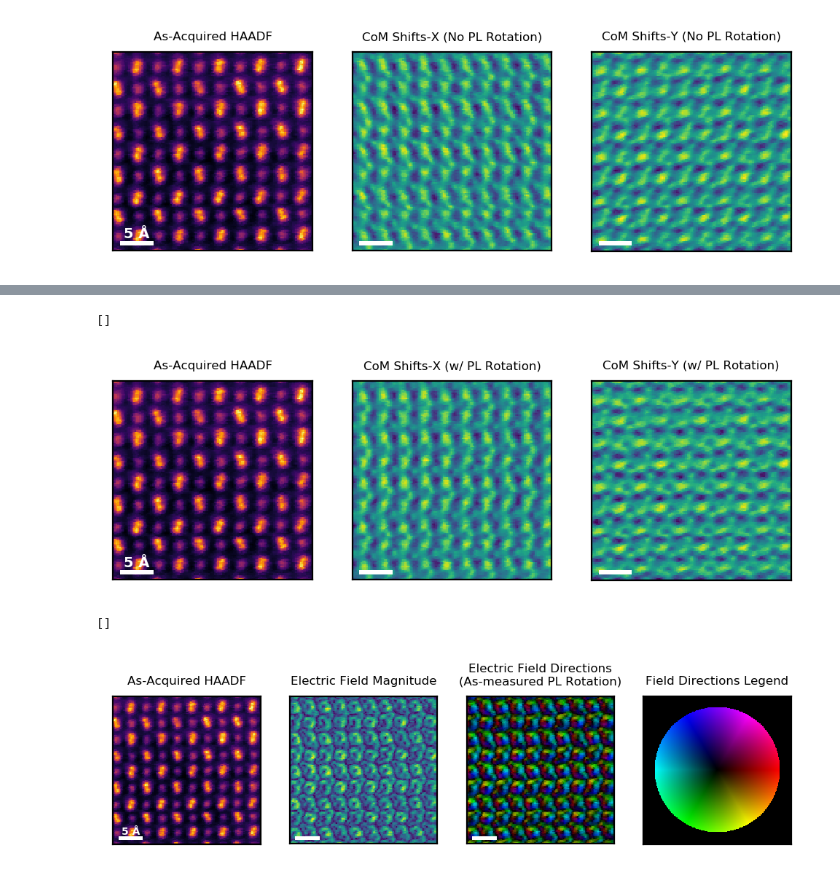
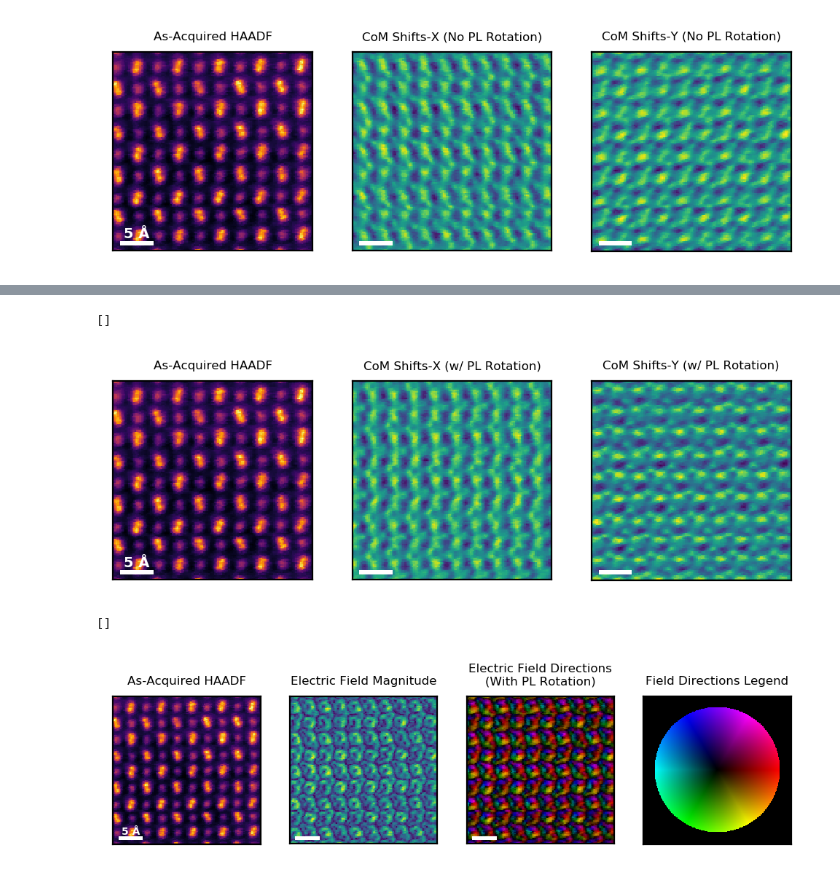
Before and after one commit to hachteja/GetDPC, a Jupyter notebook: GetDPC-DemoNotebook.ipynb, the cells around one changed output, grey strips where cells are left out. Drawn from its saved outputs; the diff is of its cells as text; code cells hidden in the pictures.

```diff
--- a/GetDPC-DemoNotebook.ipynb
+++ b/GetDPC-DemoNotebook.ipynb
@@ -126,22 +150,22 @@ Pass 4: Angle=24.4
 # %%
 ### Calculate Center of Mass Shifts (With Calculated Rotation)
 
-rCoMX,rCoMY=CoMX * np.cos(PLRotation) + CoMY * np.sin(PLRotation), -CoMX * np.sin(PLRotation) + CoMY * np.cos(PLRotation)
+rCoMX,rCoMY=CoMX * np.cos(PLRotation) - CoMY * np.sin(PLRotation), CoMX * np.sin(PLRotation) + CoMY * np.cos(PLRotation)
 f,a=plt.subplots(1,3,dpi=200)
 a[0].imshow(datim,cmap=cm.inferno)
 a[0].add_patch(Rectangle((4,dat4d.shape[0]-7),0.5/imcal,3,fc='w',ec='None'))
 a[0].text(4+0.25/imcal,dat4d.shape[0]-7,'5 Å',fontweight='bold',color='w',fontsize=7,ha='center',va='bottom')
 a[0].set_title('As-Acquired HAADF',fontsize=6)
 a[1].imshow(rCoMX)
 a[1].add_patch(Rectangle((4,dat4d.shape[0]-7),0.5/imcal,3,fc='w',ec='None'))
 a[1].set_title('CoM Shifts-X (w/ PL Rotation)',fontsize=6)
 a[2].imshow(rCoMY)
 a[2].add_patch(Rectangle((4,dat4d.shape[0]-7),0.5/imcal,3,fc='w',ec='None'))
 a[2].set_title('CoM Shifts-Y (w/ PL Rotation)',fontsize=6)
 plt.setp(a, xticks=[],yticks=[])
 # %% [output]
 []
-[figure, old version]
+[figure, new version]
 # %%
 ### Calculate Electric Field Magnitude and Direction from Rotated CoM Shifts
 
@@ -156,10 +180,10 @@ a[1].add_patch(Rectangle((4,dat4d.shape[0]-7),0.5/imcal,3,fc='w',ec='None'))
 a[1].set_title('Electric Field Magnitude',fontsize=6)
 a[2].imshow(EDirIm)
 a[2].add_patch(Rectangle((4,dat4d.shape[0]-7),0.5/imcal,3,fc='w',ec='None'))
-a[2].set_title('Electric Field Directions\n(As-measured PL Rotation)',fontsize=6)
+a[2].set_title('Electric Field Directions\n(With PL Rotation)',fontsize=6)
 a[3].imshow(EDirLeg)
 a[3].set_title('Field Directions Legend',fontsize=6)
 plt.setp(a, xticks=[],yticks=[])
 # %% [output]
 []
-[figure, old version]
+[figure, new version]
```
Also changed, not shown: parts of 6 cells of this notebook, 3 other files.
